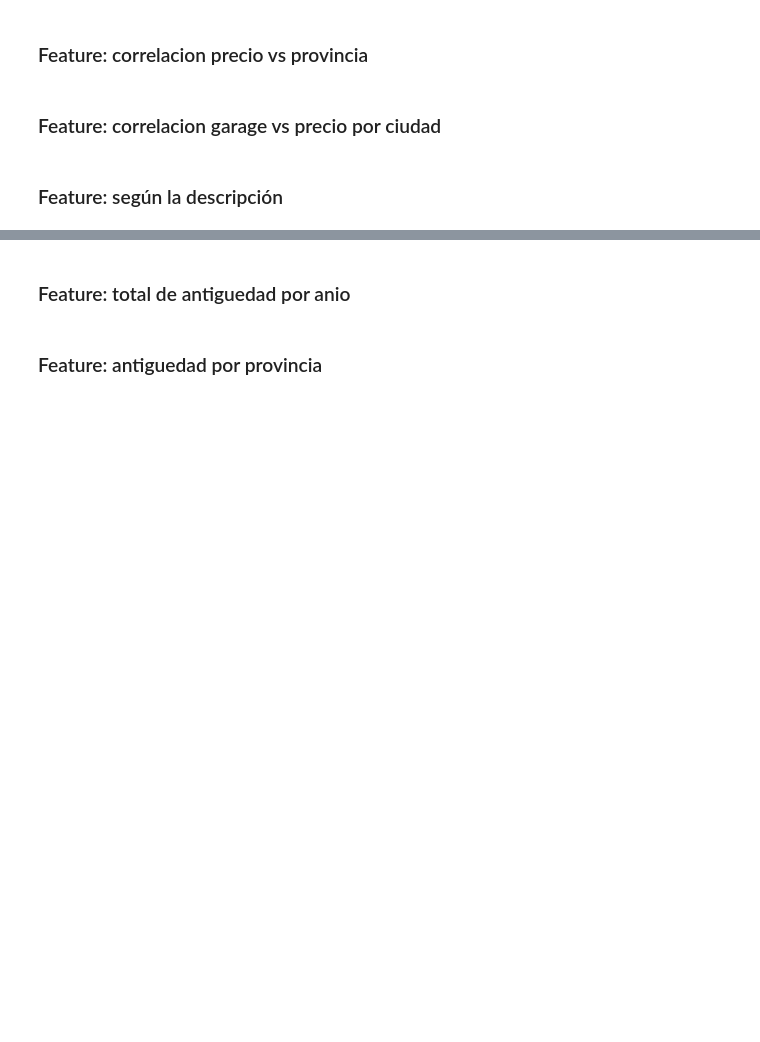
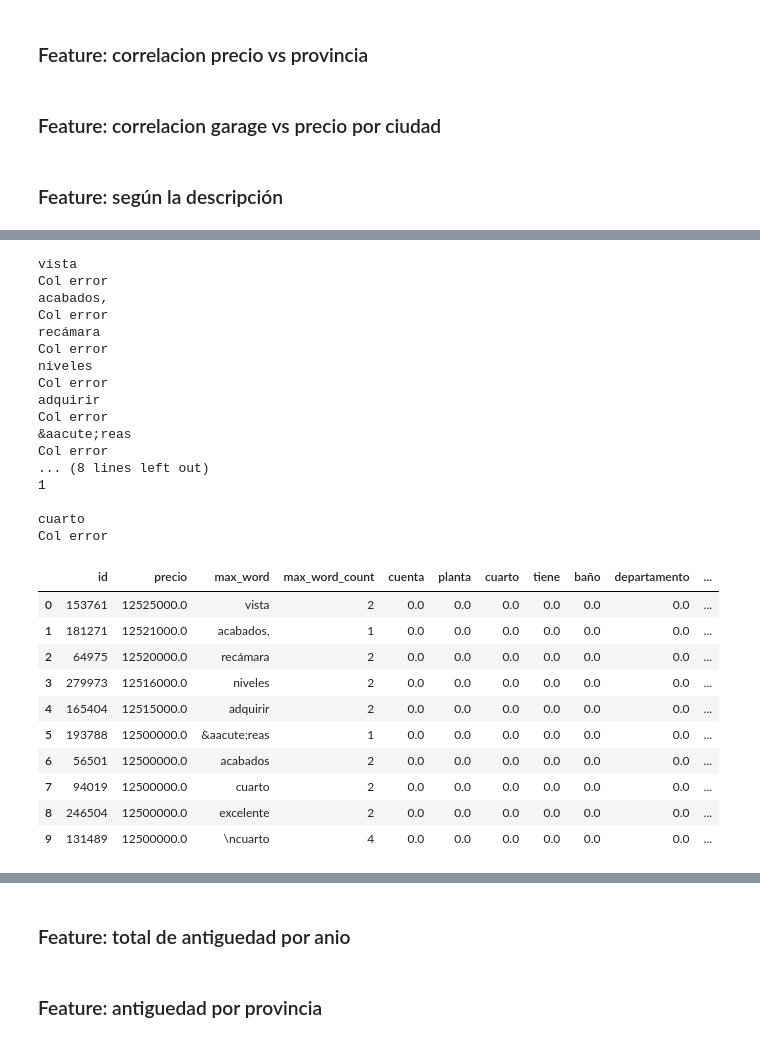
Before and after one commit to Alaneta/Datacones, a Jupyter notebook: tp2/1_Features_XG.ipynb, the cells around one changed output, grey strips where cells are left out. Saved outputs shown, nothing was run; the diff lists cells and outputs as text; code cells hidden in the pictures; blank space fills up the shorter version.

Commit message:
cont parse desc

```diff
--- a/tp2/1_Features_XG.ipynb
+++ b/tp2/1_Features_XG.ipynb
@@ -506,0 +538,2 @@ test_set['anio_publ'] = pd.to_datetime(test['fecha']).dt.year
+# %%
+desc_parse_g = desc_parse.groupby(by='max_word').sum().reset_index().sort_values('max_word_count',ascending=False)
@@ -506,0 +555,8 @@ test_set['anio_publ'] = pd.to_datetime(test['fecha']).dt.year
+# %%
+#agrego columnas para cada palabra
+n_cols = 10
+desc_col = pd.DataFrame()
+for row in desc_parse_g.head(n_cols)['max_word']:
+    desc_col[row] = 0
+desc_col['id'] = 0
+desc_col
@@ -506,0 +565,3 @@ test_set['anio_publ'] = pd.to_datetime(test['fecha']).dt.year
+# %%
+desc_parse2 = desc_parse.merge(desc_col,on='id',how='left')
+desc_parse2.head()
@@ -506,0 +575,3 @@ test_set['anio_publ'] = pd.to_datetime(test['fecha']).dt.year
+# %%
+desc_parse2 = desc_parse2.fillna(0)
+desc_parse2.head()
@@ -506,0 +603,42 @@ test_set['anio_publ'] = pd.to_datetime(test['fecha']).dt.year
+# %%
+for index, row in desc_parse2.head(10).iterrows():
+    col_name = row['max_word']
+    try:
+        print(col_name)
+        print(row[col_name])
+        row[col_name] = 1
+        print(row[col_name])
+    except NameError:
+        print('Col not found')
+    except KeyError:
+        print('Col error')
+desc_parse2.head(10)
+# %% [output]
+vista
+Col error
+acabados,
+Col error
+recámara
+Col error
+niveles
+Col error
+adquirir
+Col error
+&aacute;reas
+Col error
+... (8 lines left out)
+1
+
+cuarto
+Col error
+|  | id | precio | max_word | max_word_count | cuenta | planta | cuarto | tiene | baño | departamento | ... |
+| 0 | 153761 | 12525000.0 | vista | 2 | 0.0 | 0.0 | 0.0 | 0.0 | 0.0 | 0.0 | ... |
+| 1 | 181271 | 12521000.0 | acabados, | 1 | 0.0 | 0.0 | 0.0 | 0.0 | 0.0 | 0.0 | ... |
+| 2 | 64975 | 12520000.0 | recámara | 2 | 0.0 | 0.0 | 0.0 | 0.0 | 0.0 | 0.0 | ... |
+| 3 | 279973 | 12516000.0 | niveles | 2 | 0.0 | 0.0 | 0.0 | 0.0 | 0.0 | 0.0 | ... |
+| 4 | 165404 | 12515000.0 | adquirir | 2 | 0.0 | 0.0 | 0.0 | 0.0 | 0.0 | 0.0 | ... |
+| 5 | 193788 | 12500000.0 | &aacute;reas | 1 | 0.0 | 0.0 | 0.0 | 0.0 | 0.0 | 0.0 | ... |
+| 6 | 56501 | 12500000.0 | acabados | 2 | 0.0 | 0.0 | 0.0 | 0.0 | 0.0 | 0.0 | ... |
+| 7 | 94019 | 12500000.0 | cuarto | 2 | 0.0 | 0.0 | 0.0 | 0.0 | 0.0 | 0.0 | ... |
+| 8 | 246504 | 12500000.0 | excelente | 2 | 0.0 | 0.0 | 0.0 | 0.0 | 0.0 | 0.0 | ... |
+| 9 | 131489 | 12500000.0 | \ncuarto | 4 | 0.0 | 0.0 | 0.0 | 0.0 | 0.0 | 0.0 | ... |
```
Also changed, not shown: parts of 24 cells of this notebook.
